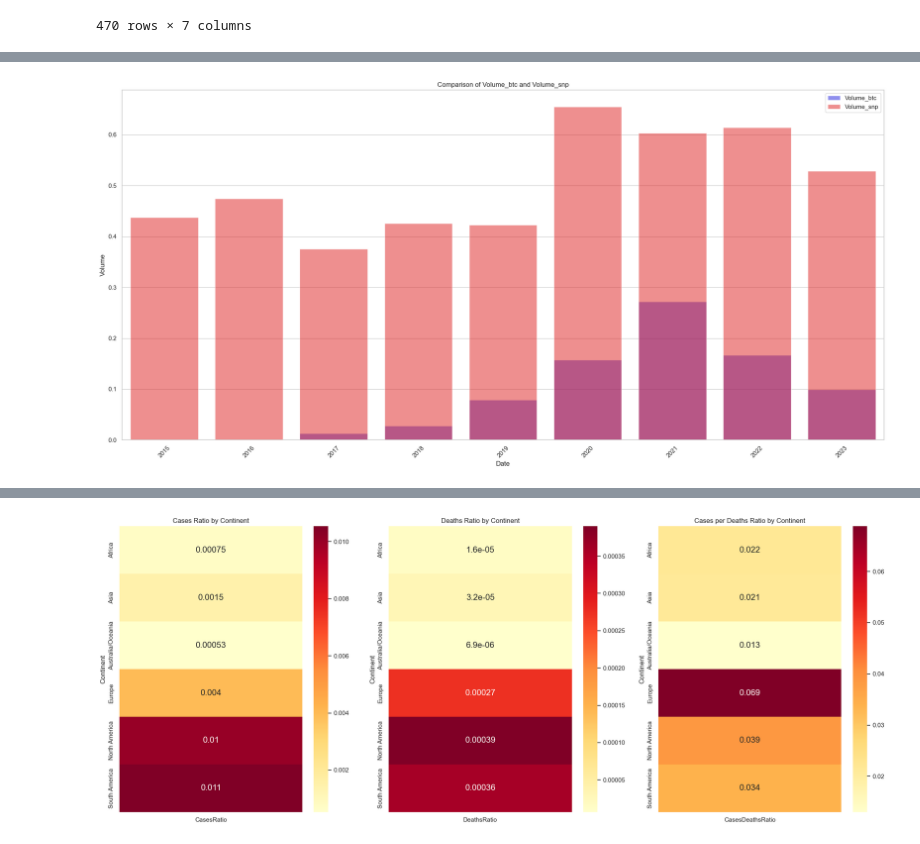
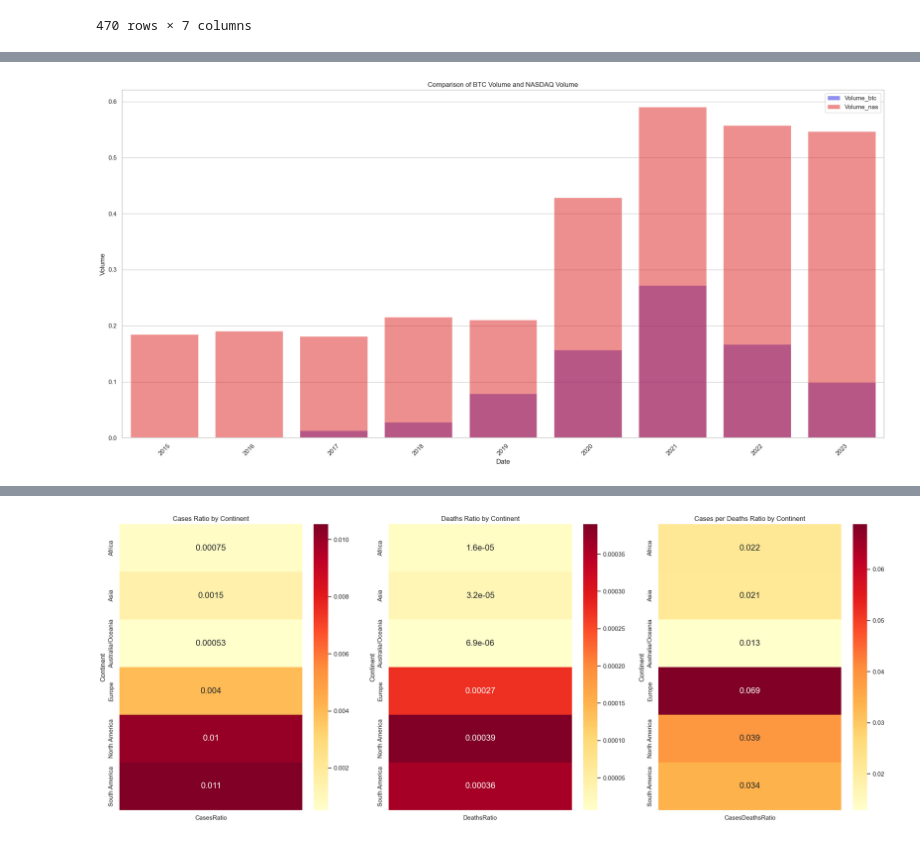
Before and after one commit to baek-si-hyun/kdt_data_analysis, a Jupyter notebook: project/data_project.ipynb, the cells around one changed output, grey strips where cells are left out. Cells and saved outputs as stored; diff of their text form; code cells hidden in the pictures.

Commit message:
240716 data project update

```diff
--- a/project/data_project.ipynb
+++ b/project/data_project.ipynb
@@ -170,6 +146,6 @@ coinmarketcap_df
 # %%
-snp_df = snp.reset_index()
-display(snp_df)
+nasdaq_df = nas.reset_index()
+display(nasdaq_df)
 btc_df = btc.reset_index()
 display(btc_df)
 ir_df = ir.reset_index()
@@ -178,6 +154,5 @@ vix_df = vix.reset_index()
 display(vix_df)
 display(cpi_df)
 display(dominance_df)
-display(coinmarketcap_df)
 # %% [output]
 |  | Date | Open | High | Low | Close | Volume |
@@ -377,10 +311,9 @@ covid_df
 cpi_df['Date'] = pd.to_datetime(cpi_df['Date'])
 btc_df['Date'] = pd.to_datetime(btc_df['Date'])
 ir_df['Date'] = pd.to_datetime(ir_df['Date'])
-snp_df['Date'] = pd.to_datetime(snp_df['Date'])
+nasdaq_df['Date'] = pd.to_datetime(nasdaq_df['Date'])
 vix_df['Date'] = pd.to_datetime(vix_df['Date'])
 dominance_df['Date'] = pd.to_datetime(dominance_df['Date'])
-coinmarketcap_df['Date'] = pd.to_datetime(coinmarketcap_df['Date'])
 # %%
 from sklearn.preprocessing import MinMaxScaler
 
@@ -396,22 +329,18 @@ ir_scale = MinMaxScaler()
 ir_df[['Open', 'High', 'Low', 'Close', 'Volume']] = ir_scale.fit_transform(ir_df[['Open', 'High', 'Low', 'Close', 'Volume']])
 display(ir_df)
 
-snp_scale = MinMaxScaler()
-snp_df[['Open', 'High', 'Low', 'Close', 'Volume']] = snp_scale.fit_transform(snp_df[['Open', 'High', 'Low', 'Close', 'Volume']])
-display(snp_df)
+nas_scale = MinMaxScaler()
+nasdaq_df[['Open', 'High', 'Low', 'Close', 'Volume']] = nas_scale.fit_transform(nasdaq_df[['Open', 'High', 'Low', 'Close', 'Volume']])
+display(nasdaq_df)
 
 vix_scale = MinMaxScaler()
 vix_df[['Open', 'High', 'Low', 'Close', 'Volume']] = vix_scale.fit_transform(vix_df[['Open', 'High', 'Low', 'Close', 'Volume']])
 vix_df['Close'] = 1 - vix_df['Close']
 display(vix_df)
 
-
+#별도로 사용할 데이터셋은 정규화를 따로 하지 않음
 dominance_df.iloc[:, 1:] = dominance_df.iloc[:, 1:].apply(pd.to_numeric, errors='coerce')
 display(dominance_df)
-coinmarketcap_scale = MinMaxScaler()
-coinmarketcap_df[['Marketcap']] = coinmarketcap_scale.fit_transform(coinmarketcap_df[['Marketcap']])
-coinmarketcap_df.iloc[:, 1:] = coinmarketcap_df.iloc[:, 1:].apply(pd.to_numeric, errors='coerce')
-display(coinmarketcap_df)
 # %% [output]
 |  | Date | Open | High | Low | Close | Volume |
 | 0 | 2015-01-02 | 0.002036 | 0.001518 | 0.002146 | 0.002032 | 0.000000 |
@@ -630,0 +509,16 @@ plt.show()
+# %%
+warnings.filterwarnings("ignore")
+
+plt.figure(figsize=(10, 6))
+sns.set(style='whitegrid', font_scale=1)
+sns.lineplot(x=nasdaq_df['Date'], y=nasdaq_df['Close'], label='NASDAQ', color='#ea3943')
+sns.lineplot(x=btc_df['Date'], y=btc_df['Close'], label='BTC', color='#16c784')
+sns.lineplot(x=ir_df['Date'], y=ir_df['Close'], label='IR', color='#34495e')
+plt.xlabel('Date')
+plt.ylabel('Value')
+plt.title('Comparison of IR, NASDAQ, BTC')
+plt.xticks(rotation=45)
+plt.legend()
+plt.grid(True)
+plt.tight_layout()
+plt.show()
@@ -685,22 +635,22 @@ plt.show()
 # %%
 btc_month_df = btc_df.groupby(pd.Grouper(key='Date', freq='MS')).max().reset_index()
-snp_month_df = snp_df.groupby(pd.Grouper(key='Date', freq='MS')).max().reset_index()
-merge_month_df = pd.merge(btc_month_df, snp_month_df, on='Date', suffixes=('_btc', '_snp'))
+nas_month_df = nasdaq_df.groupby(pd.Grouper(key='Date', freq='MS')).max().reset_index()
+merge_month_df = pd.merge(btc_month_df, nas_month_df, on='Date', suffixes=('_btc', '_nas'))
 merge_month_df['Year'] = merge_month_df['Date'].dt.year
 yearly_avg_df = merge_month_df.groupby('Year').mean().reset_index()
 
 plt.figure(figsize=(20, 10))
 
 sns.barplot(data=yearly_avg_df, x='Year', y='Volume_btc', color='blue', alpha=0.5, label='Volume_btc')
-sns.barplot(data=yearly_avg_df, x='Year', y='Volume_snp', color='red', alpha=0.5, label='Volume_snp')
+sns.barplot(data=yearly_avg_df, x='Year', y='Volume_nas', color='red', alpha=0.5, label='Volume_nas')
 
 plt.xlabel('Date')
 plt.ylabel('Volume')
-plt.title('Comparison of Volume_btc and Volume_snp')
+plt.title('Comparison of BTC Volume and NASDAQ Volume')
 plt.legend()
 plt.xticks(rotation=45)
 plt.tight_layout()
 plt.show()
 # %% [output]
-[figure, old version]
+[figure, new version]
 # %% [markdown]
```
Also changed, not shown: parts of 62 cells of this notebook.
